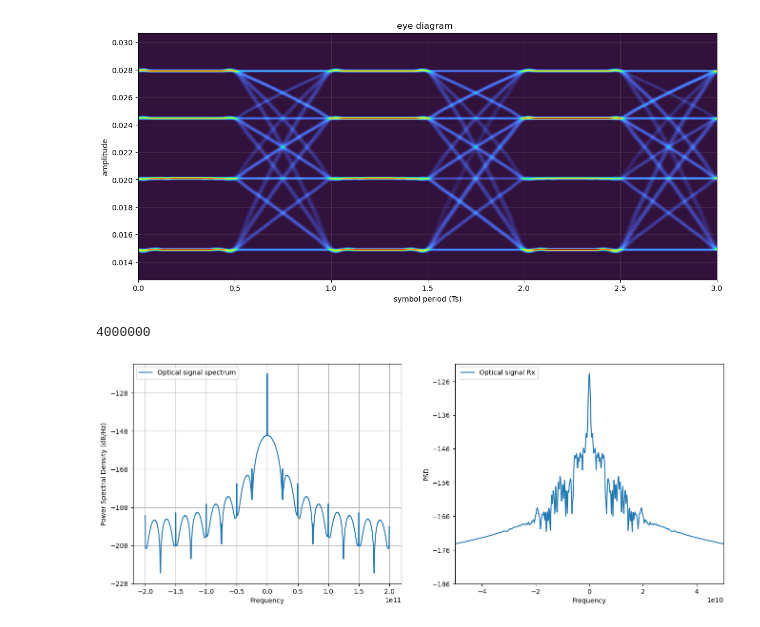
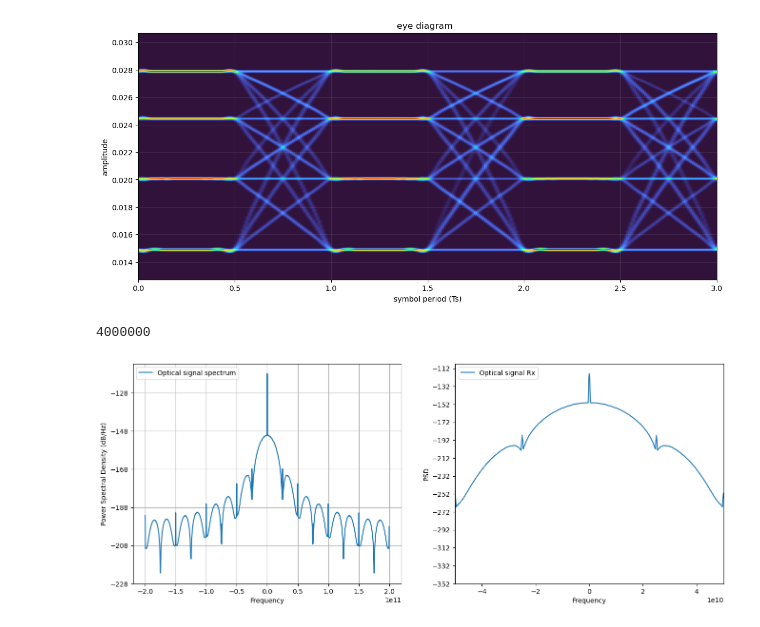
Before and after one commit to elmerfariass/Performance-Modeling-for-High-Capacity-IMDD-Systems, a Jupyter notebook: IMDD_Simulation/Section-II_Simulation.ipynb, the cells around one changed output. Drawn from its saved outputs; the diff is of its cells as text; code cells hidden in the pictures.

```diff
--- a/IMDD_Simulation/Section-II_Simulation.ipynb
+++ b/IMDD_Simulation/Section-II_Simulation.ipynb
@@ -157,37 +157,37 @@ n_order = 1             # Ordem do supergaussiano (ex: 1 ou 3)
 B_3dB = 0.4 * Rs        # Largura de banda em 40% da taxa de símbolos
 
 # 2. Criar o vetor de frequências para o sinal de simulação
-N_samples = 1024
+N_samples = len(signal_optTx)
 sim_Fs = paramDAC.outFs # A taxa de amostragem do sinal modulado (400 GHz)
 
 # Cria o vetor de frequências correspondente aos bins da FFT
 f = fftfreq(N_samples, d=1/sim_Fs)
 
 # 3. Gerar a resposta em frequência do canal
 H_ch = superGauss(f, n_order, B_3dB)
 
 # 4. Aplicar o filtro ao sinal no domínio da frequência
-signal_optTx_fft = np.fft.fft(signal_optTx, n = 1024)
+signal_optTx_fft = np.fft.fft(signal_optTx)
 signal_optRx_fft = signal_optTx_fft * H_ch
 
 # Retornar o sinal filtrado para o domínio do tempo
 signal_optRx = ifft(signal_optRx_fft)
 
 fig, axs = plt.subplots(1, 2, figsize=(16,6))
 # plot psd
 axs[0].psd(signal_optTx, Fs=paramDAC.outFs, NFFT = 2048, sides='twosided', label = 'Optical signal spectrum')
 axs[0].legend(loc='upper left');
 
 axs[1].psd(signal_optRx, Fs = paramDAC.outFs, NFFT = 2048, sides = 'twosided', label = "Optical signal Rx")
 axs[1].set_ylabel('PSD')
 axs[1].set_xlabel('Frequency')
 axs[1].legend(loc='upper left')
 axs[1].grid()
 axs[1].set_xlim(-0.5e11, 0.5e11)
 plt.rcParams['figure.figsize'] = (14, 6)
 # %% [output]
 4000000
-[figure, old version]
+[figure, new version]
 # %%
 paramPD = parameters()
 paramPD = parameters()
```
Also changed, not shown: parts of 4 cells of this notebook.
